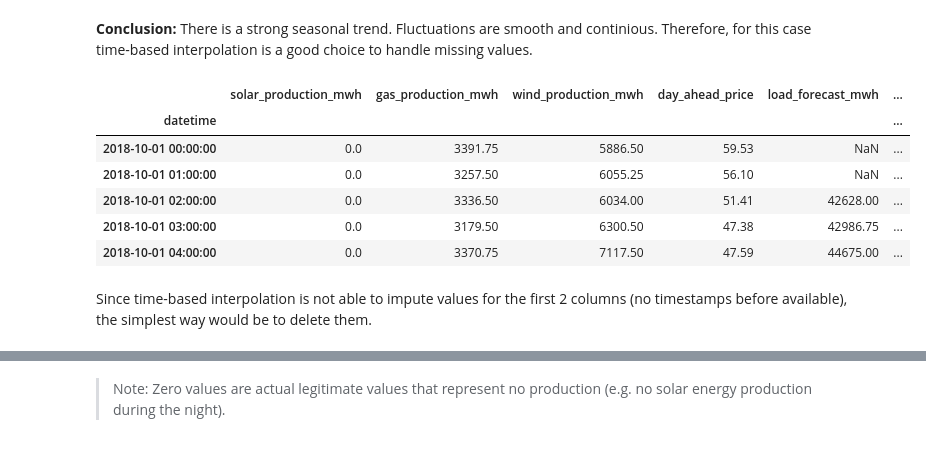
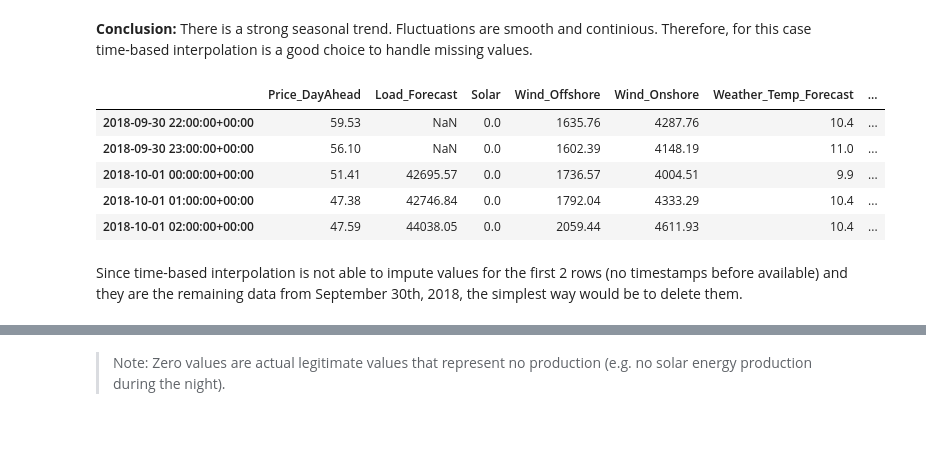
Before and after one commit to vlkkvl/ds_project, a Jupyter notebook: draft_project.ipynb, the cells around one changed output, grey strips where cells are left out. Saved outputs shown, nothing was run; the diff lists cells and outputs as text; code cells hidden in the pictures.

```diff
--- a/draft_project.ipynb
+++ b/draft_project.ipynb
@@ -68,0 +89,17 @@ To clean the data we will start by identifying the missing values.
+# %%
+weather = pd.read_csv(
+    "weather_forecasts_aggregated.csv",
+    index_col=0,
+    parse_dates=True
+)
+
+# convert weather data to UTC
+df_weather_hourly = (
+    weather
+    .tz_localize("Europe/Berlin", nonexistent="shift_forward", ambiguous=False)
+    .tz_convert("UTC")
+)
+
+# unify electricity & weather based on UTC
+df = df_hourly.join(df_weather_hourly, how="inner")
+df.head()
@@ -69,10 +116,3 @@ To clean the data we will start by identifying the missing values.
 # %%
-import numpy as np
-df = pd.read_csv("datasets/combined_data_2018-2025.csv")
-df = df.set_index('datetime')
-s = "____________________________________________________________________________________________________"
-df.index = pd.to_datetime(df.index)
-print("Identifying null values...")
-print(s)
-print(df.info())
+print(df.isna().sum())
 # %% [output]
@@ -101,14 +130,6 @@ One of the best ways to handle missing values in time series is time-series inte
 # %%
-# replace '-' with NaN to identify missing data in the forecasted demand
-# convert object to float
-df["load_forecast_mwh"] = (
-    df["load_forecast_mwh"]
-    .replace("-", np.nan)
-    .astype(float)
-)
-
 plt.figure(figsize=(10, 5))
-plt.plot(df.index, df["load_forecast_mwh"])
+plt.plot(df.index, df["Load_Forecast"])
 plt.ylabel("Demand Forecast MWh")
 plt.show()
 # %% [output]
@@ -117,20 +138,19 @@ plt.show()
 **Conclusion:** There is a strong seasonal trend. Fluctuations are smooth and continious. Therefore, for this case time-based interpolation is a good choice to handle missing values.
 # %%
 # apply time-based interpolation
-df["load_forecast_mwh"] = (
-    df["load_forecast_mwh"]
+df["Load_Forecast"] = (
+    df["Load_Forecast"]
     .interpolate(method="time")
 )
 df.head()
 # %% [output]
-|  | solar_production_mwh | gas_production_mwh | wind_production_mwh | day_ahead_price | load_forecast_mwh | ... |
-| datetime |  |  |  |  |  | ... |
-| 2018-10-01 00:00:00 | 0.0 | 3391.75 | 5886.50 | 59.53 | NaN | ... |
-| 2018-10-01 01:00:00 | 0.0 | 3257.50 | 6055.25 | 56.10 | NaN | ... |
-| 2018-10-01 02:00:00 | 0.0 | 3336.50 | 6034.00 | 51.41 | 42628.00 | ... |
-| 2018-10-01 03:00:00 | 0.0 | 3179.50 | 6300.50 | 47.38 | 42986.75 | ... |
-| 2018-10-01 04:00:00 | 0.0 | 3370.75 | 7117.50 | 47.59 | 44675.00 | ... |
+|  | Price_DayAhead | Load_Forecast | Solar | Wind_Offshore | Wind_Onshore | Weather_Temp_Forecast | ... |
+| 2018-09-30 22:00:00+00:00 | 59.53 | NaN | 0.0 | 1635.76 | 4287.76 | 10.4 | ... |
+| 2018-09-30 23:00:00+00:00 | 56.10 | NaN | 0.0 | 1602.39 | 4148.19 | 11.0 | ... |
+| 2018-10-01 00:00:00+00:00 | 51.41 | 42695.57 | 0.0 | 1736.57 | 4004.51 | 9.9 | ... |
+| 2018-10-01 01:00:00+00:00 | 47.38 | 42746.84 | 0.0 | 1792.04 | 4333.29 | 10.4 | ... |
+| 2018-10-01 02:00:00+00:00 | 47.59 | 44038.05 | 0.0 | 2059.44 | 4611.93 | 10.4 | ... |
 # %% [markdown]
-Since time-based interpolation is not able to impute values for the first 2 columns (no timestamps before available), the simplest way would be to delete them.
+Since time-based interpolation is not able to impute values for the first 2 rows (no timestamps before available) and they are the remaining data from September 30th, 2018, the simplest way would be to delete them.
 # %%
 df = df.iloc[2:, :]
```
Also changed, not shown: parts of 36 cells of this notebook, 4 other files.
